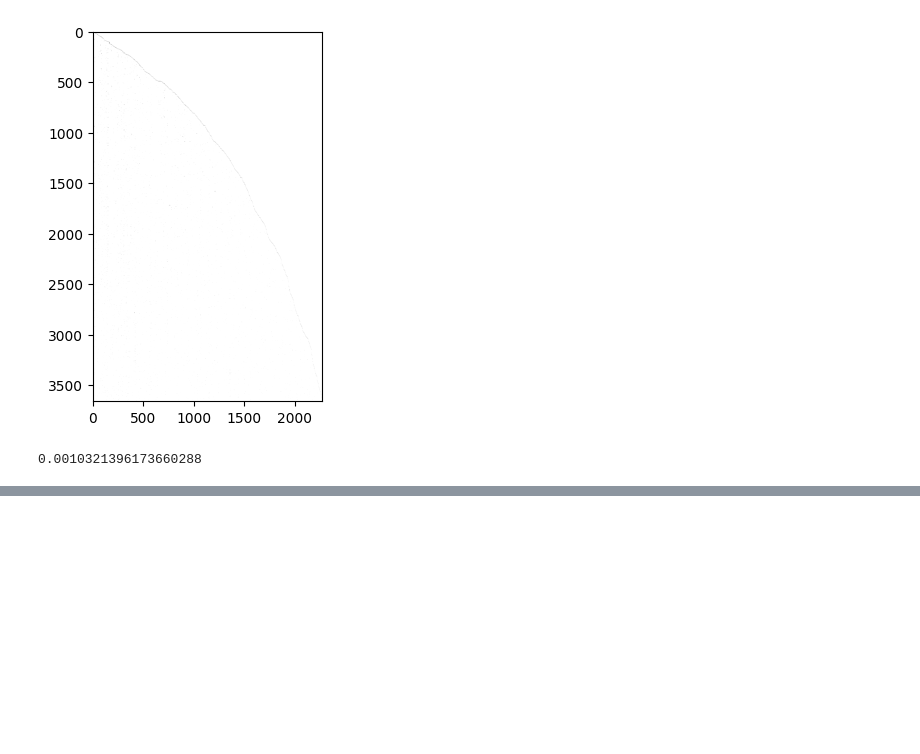
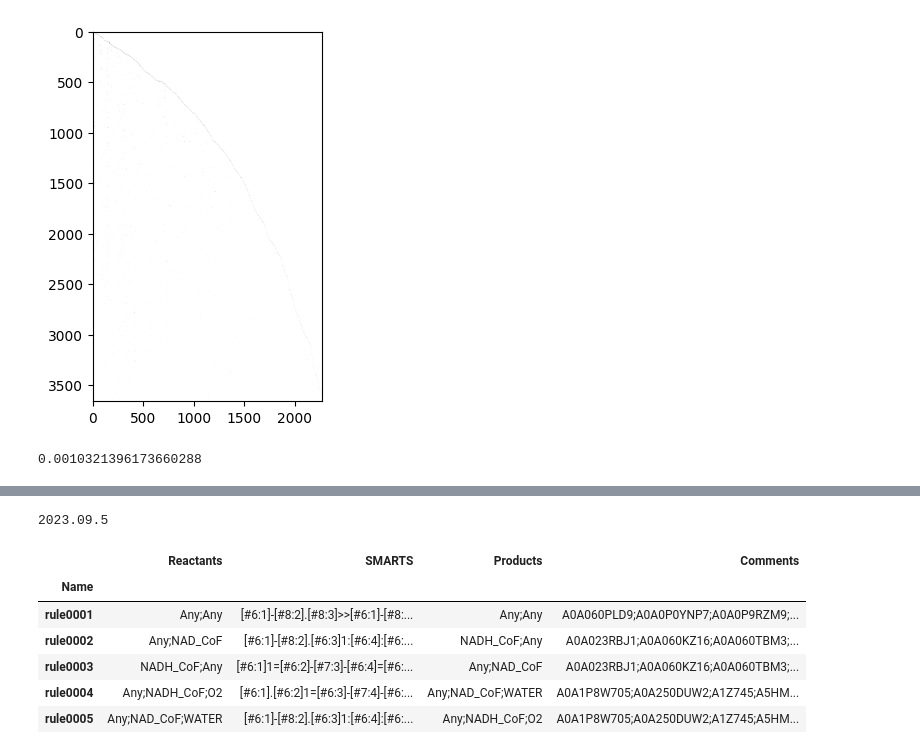
Before and after one commit to stefanpate/rcgnn, a Jupyter notebook: notebooks/organize_sp_ops_data.ipynb, the cells around one changed output, grey strips where cells are left out. Cells and saved outputs as stored; diff of their text form; code cells hidden in the pictures; blank space fills up the shorter version.

```diff
--- a/notebooks/organize_sp_ops_data.ipynb
+++ b/notebooks/organize_sp_ops_data.ipynb
@@ -5,5 +5,6 @@ from src.utils import load_json
 from collections import defaultdict
 # %%
-sp_ops_raw = load_json("../data/sp_ops/known_rxns_swissprot_enzymes_240310.json")
-imt_ops = pd.read_csv("../data/sp_ops/JN3604IMT_rules.tsv", sep='\t')
-min_ops = pd.read_csv("../data/sp_ops/minimal1224_all_uniprot.tsv", sep='\t')
+# Load reactions and rules
+
+imt_ops = pd.read_csv("./data/sprhea/JN3604IMT_rules.tsv", sep='\t')
+min_ops = pd.read_csv("./data/sprhea/minimal1224_all_uniprot.tsv", sep='\t')
@@ -87,0 +127,18 @@ y.count_nonzero() / (y.shape[0] * y.shape[1])
+# %%
+from rdkit import Chem
+from rdkit.Chem import AllChem, Draw
+import rdkit
+print(rdkit.__version__)
+# %% [output]
+2023.09.5
+# %%
+min_ops.set_index("Name", inplace=True)
+min_ops.head()
+# %% [output]
+|  | Reactants | SMARTS | Products | Comments |
+| Name |  |  |  |  |
+| rule0001 | Any;Any | [#6:1]-[#8:2].[#8:3]>>[#6:1]-[#8:... | Any;Any | A0A060PLD9;A0A0P0YNP7;A0A0P9RZM9;... |
+| rule0002 | Any;NAD_CoF | [#6:1]-[#8:2].[#6:3]1:[#6:4]:[#6:... | NADH_CoF;Any | A0A023RBJ1;A0A060KZ16;A0A060TBM3;... |
+| rule0003 | NADH_CoF;Any | [#6:1]1=[#6:2]-[#7:3]-[#6:4]=[#6:... | Any;NAD_CoF | A0A023RBJ1;A0A060KZ16;A0A060TBM3;... |
+| rule0004 | Any;NADH_CoF;O2 | [#6:1].[#6:2]1=[#6:3]-[#7:4]-[#6:... | Any;NAD_CoF;WATER | A0A1P8W705;A0A250DUW2;A1Z745;A5HM... |
+| rule0005 | Any;NAD_CoF;WATER | [#6:1]-[#8:2].[#6:3]1:[#6:4]:[#6:... | Any;NADH_CoF;O2 | A0A1P8W705;A0A250DUW2;A1Z745;A5HM... |
```
Also changed, not shown: parts of 29 cells of this notebook, 22 other files.
